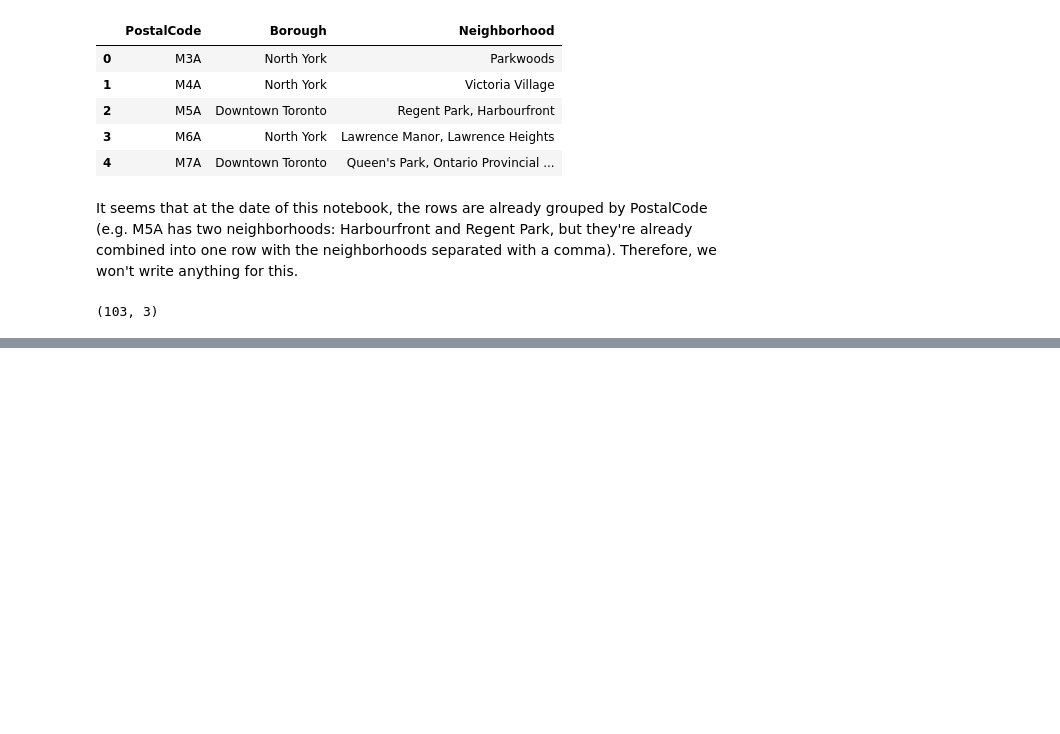
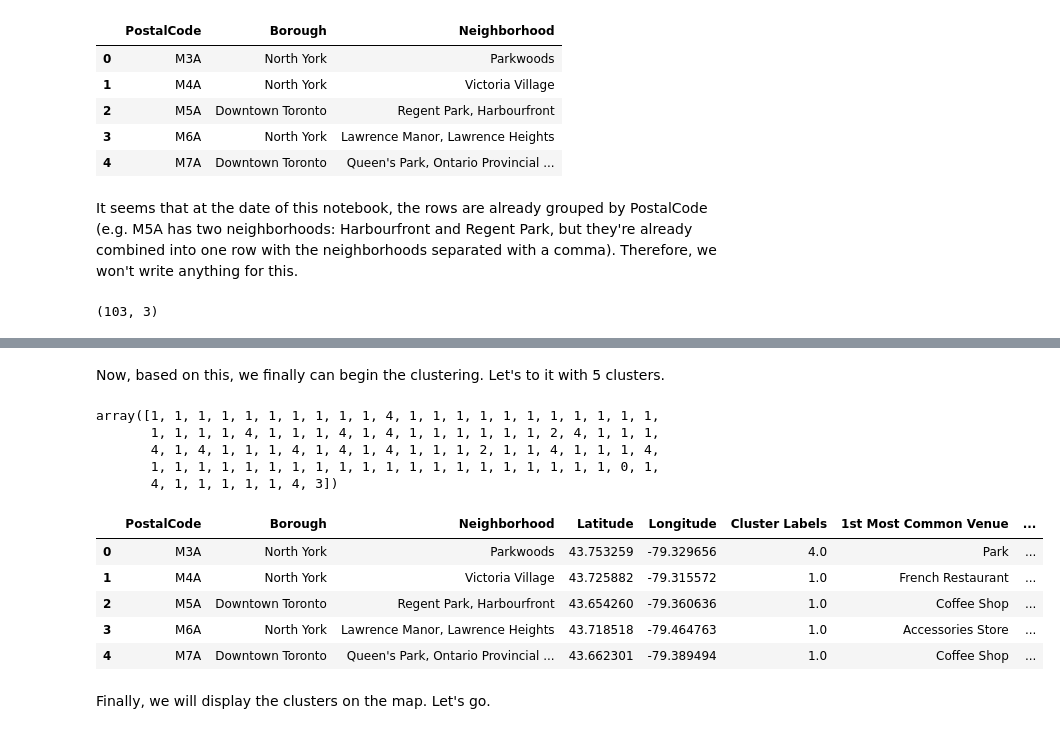
Before and after one commit to JeremyKulcsar-DS/Coursera_Capstone, a Jupyter notebook: Segment_Cluster_Toronto.ipynb, the cells around one changed output, grey strips where cells are left out. Cells and saved outputs as stored; diff of their text form; code cells hidden in the pictures; blank space fills up the shorter version.

```diff
--- a/Segment_Cluster_Toronto.ipynb
+++ b/Segment_Cluster_Toronto.ipynb
@@ -119,0 +307,3 @@ df.shape
+# %%
+toronto_grouped = toronto_onehot.groupby('Neighborhood').mean().reset_index()
+toronto_grouped.head()
@@ -119,0 +323,12 @@ df.shape
+# %%
+num_top_venues = 5
+
+for hood in toronto_grouped['Neighborhood']:
+    print("----"+hood+"----")
+    temp = toronto_grouped[toronto_grouped['Neighborhood'] == hood].T.reset_index()
+    temp.columns = ['venue','freq']
+    temp = temp.iloc[1:]
+    temp['freq'] = temp['freq'].astype(float)
+    temp = temp.round({'freq': 2})
+    print(temp.sort_values('freq', ascending=False).reset_index(drop=True).head(num_top_venues))
+    print('\n')
@@ -119,0 +391,42 @@ df.shape
+# %% [markdown]
+Now, based on this, we finally can begin the clustering. Let's to it with 5 clusters.
+# %%
+from sklearn.cluster import KMeans
+
+# set number of clusters
+kclusters = 5
+
+toronto_grouped_clustering = toronto_grouped.drop('Neighborhood', 1)
+
+# run k-means clustering
+kmeans = KMeans(n_clusters=kclusters, random_state=0).fit(toronto_grouped_clustering)
+
+# check cluster labels generated for each row in the dataframe
+kmeans.labels_
+# %% [output]
+array([1, 1, 1, 1, 1, 1, 1, 1, 1, 1, 4, 1, 1, 1, 1, 1, 1, 1, 1, 1, 1, 1,
+       1, 1, 1, 1, 4, 1, 1, 1, 4, 1, 4, 1, 1, 1, 1, 1, 1, 2, 4, 1, 1, 1,
+       4, 1, 4, 1, 1, 1, 4, 1, 4, 1, 4, 1, 1, 1, 2, 1, 1, 4, 1, 1, 1, 4,
+       1, 1, 1, 1, 1, 1, 1, 1, 1, 1, 1, 1, 1, 1, 1, 1, 1, 1, 1, 1, 0, 1,
+       4, 1, 1, 1, 1, 1, 4, 3])
+# %%
+# add clustering labels
+neighborhoods_venues_sorted.insert(0, 'Cluster Labels', kmeans.labels_)
+
+toronto_merged = df_full
+
+# merge toronto_grouped with toronto_data to add latitude/longitude for each neighborhood
+toronto_merged = toronto_merged.join(neighborhoods_venues_sorted.set_index('Neighborhood'), on='Neighborhood')
+
+# drop the NaN values
+toronto_merged.dropna(inplace = True)
+toronto_merged.head()
+# %% [output]
+|  | PostalCode | Borough | Neighborhood | Latitude | Longitude | Cluster Labels | 1st Most Common Venue | ... |
+| 0 | M3A | North York | Parkwoods | 43.753259 | -79.329656 | 4.0 | Park | ... |
+| 1 | M4A | North York | Victoria Village | 43.725882 | -79.315572 | 1.0 | French Restaurant | ... |
+| 2 | M5A | Downtown Toronto | Regent Park, Harbourfront | 43.654260 | -79.360636 | 1.0 | Coffee Shop | ... |
+| 3 | M6A | North York | Lawrence Manor, Lawrence Heights | 43.718518 | -79.464763 | 1.0 | Accessories Store | ... |
+| 4 | M7A | Downtown Toronto | Queen's Park, Ontario Provincial ... | 43.662301 | -79.389494 | 1.0 | Coffee Shop | ... |
+# %% [markdown]
+Finally, we will display the clusters on the map. Let's go.
```
Also changed, not shown: parts of 36 cells of this notebook, 1 other file.
